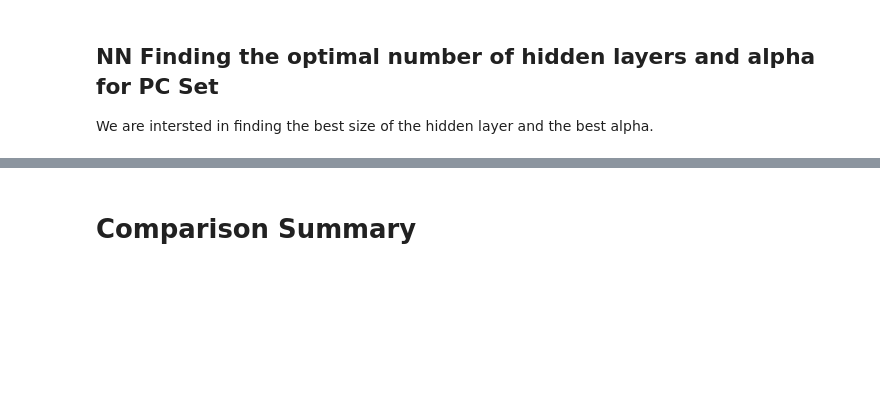
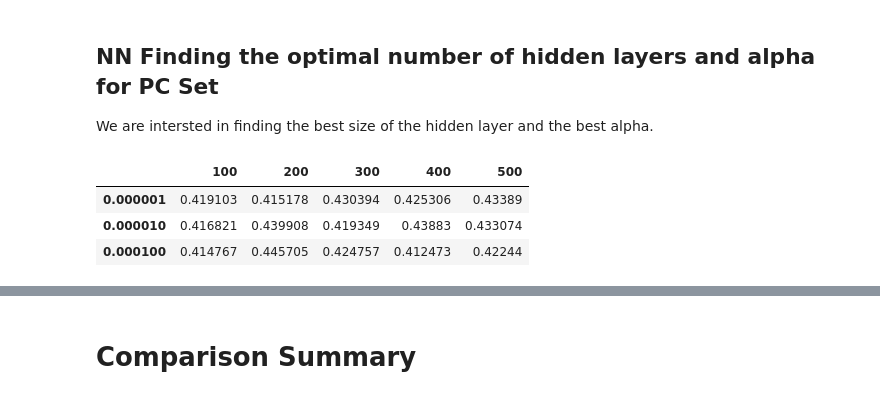
Before and after one commit to zweili/ml_project_2, a Jupyter notebook: EC Final Notebook.ipynb, the cells around one changed output, grey strips where cells are left out. Cells and saved outputs as stored; diff of their text form; code cells hidden in the pictures; blank space fills up the shorter version.

```diff
--- a/EC Final Notebook.ipynb
+++ b/EC Final Notebook.ipynb
@@ -804,2 +811,9 @@ biasm_nn_pca_arr=pd.DataFrame(data=None, index=alphas, columns=hidden_layers)
+# %%
+mse_nn_pca_arr.head()
+# %% [output]
+|  | 100 | 200 | 300 | 400 | 500 |
+| 0.000001 | 0.419103 | 0.415178 | 0.430394 | 0.425306 | 0.43389 |
+| 0.000010 | 0.416821 | 0.439908 | 0.419349 | 0.43883 | 0.433074 |
+| 0.000100 | 0.414767 | 0.445705 | 0.424757 | 0.412473 | 0.42244 |
 # %%
 """Grid search for size of layer and alpha"""
```
Also changed, not shown: parts of 15 cells of this notebook, 1 other file.
